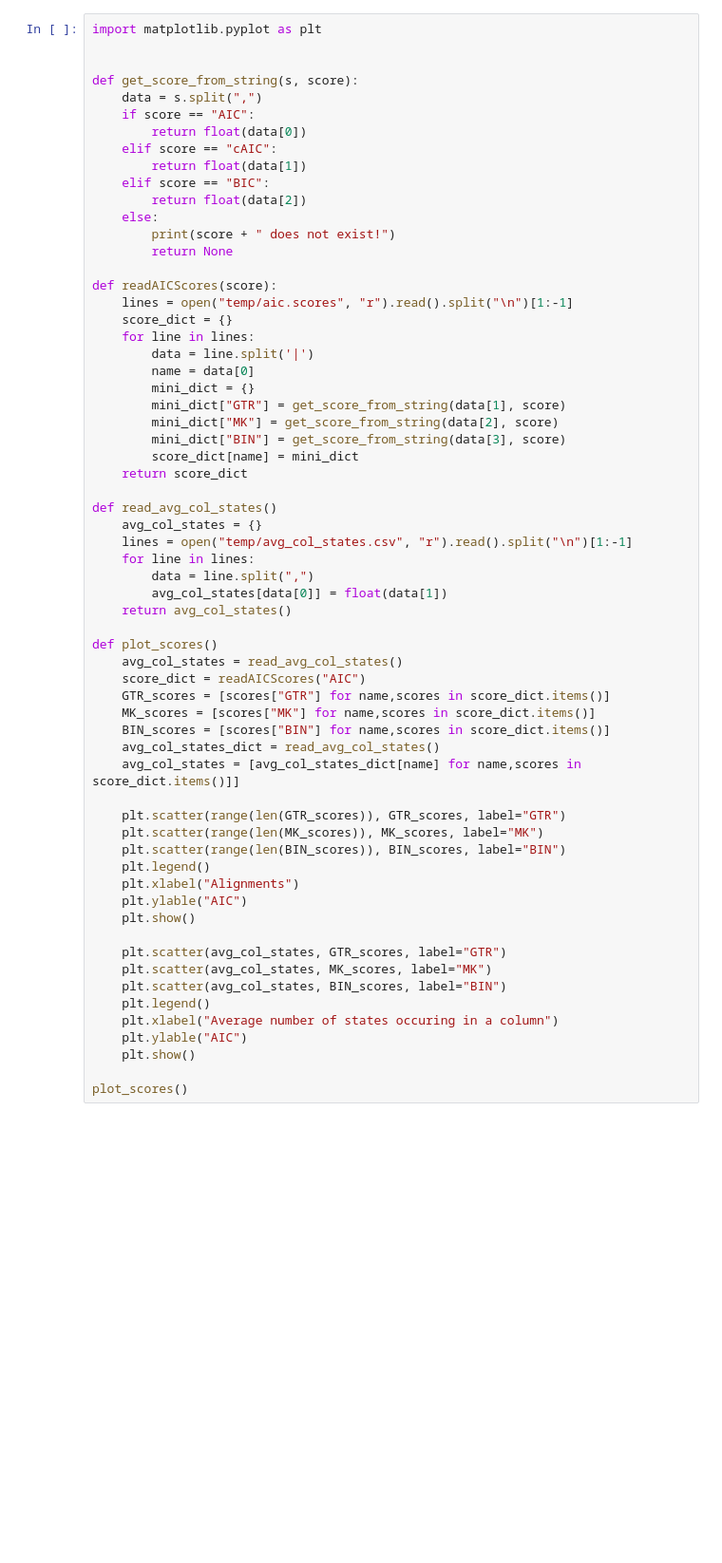
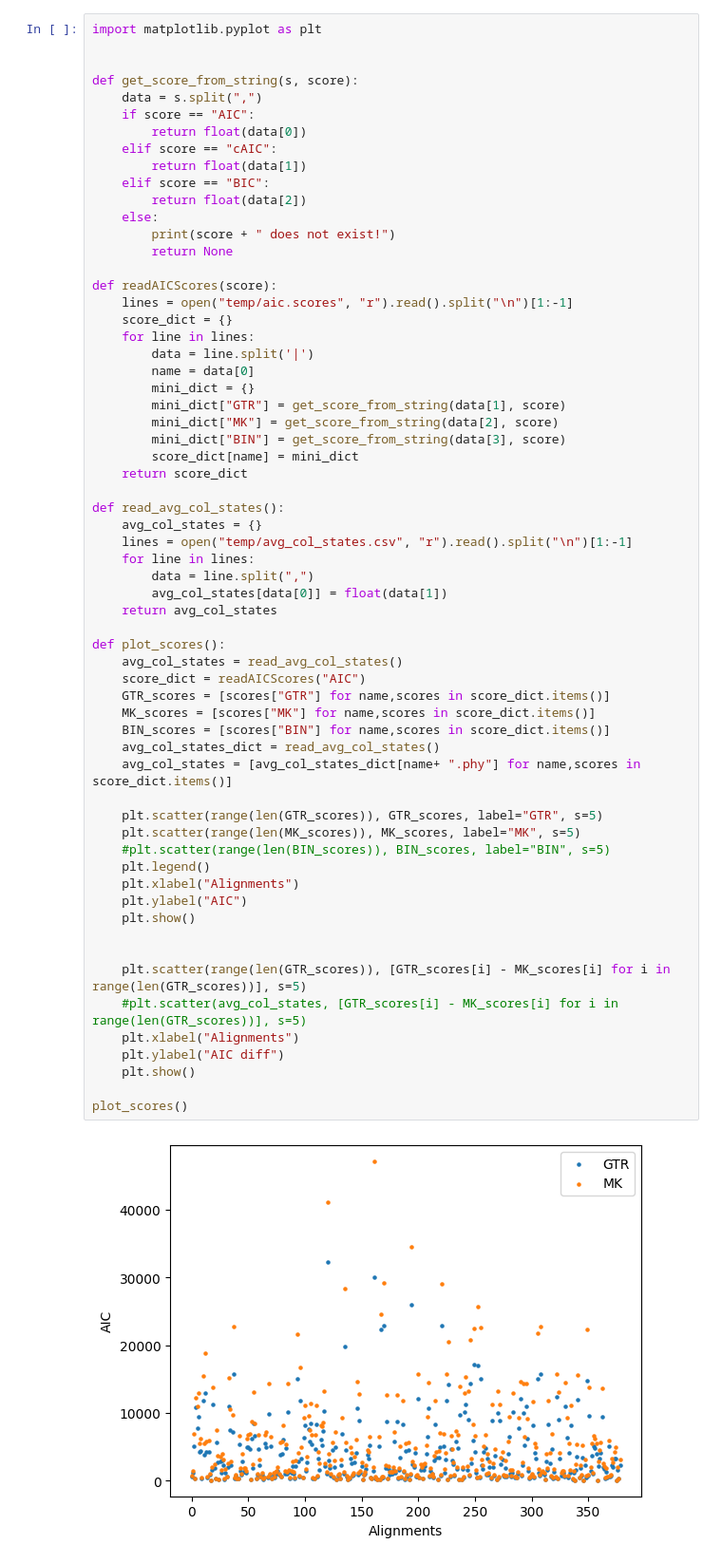
Before and after one commit to luisevonderwiese/mt_scripts, a Jupyter notebook: pipeline/AICScoreAnalysis.ipynb, the cells around one changed output. Shown at 95% size. Saved outputs shown, nothing was run; the diff lists cells and outputs as text; blank space fills up the shorter version.

```diff
--- a/pipeline/AICScoreAnalysis.ipynb
+++ b/pipeline/AICScoreAnalysis.ipynb
@@ -20,44 +20,45 @@ def readAICScores(score):
     for line in lines:
         data = line.split('|')
         name = data[0]
         mini_dict = {}
         mini_dict["GTR"] = get_score_from_string(data[1], score)
         mini_dict["MK"] = get_score_from_string(data[2], score)
         mini_dict["BIN"] = get_score_from_string(data[3], score)
         score_dict[name] = mini_dict
     return score_dict
 
-def read_avg_col_states()
+def read_avg_col_states():
     avg_col_states = {}
     lines = open("temp/avg_col_states.csv", "r").read().split("\n")[1:-1]
     for line in lines:
         data = line.split(",")
         avg_col_states[data[0]] = float(data[1])
-    return avg_col_states()
+    return avg_col_states
 
-def plot_scores()
+def plot_scores():
     avg_col_states = read_avg_col_states()
     score_dict = readAICScores("AIC")
     GTR_scores = [scores["GTR"] for name,scores in score_dict.items()]
     MK_scores = [scores["MK"] for name,scores in score_dict.items()]
     BIN_scores = [scores["BIN"] for name,scores in score_dict.items()]
     avg_col_states_dict = read_avg_col_states()
-    avg_col_states = [avg_col_states_dict[name] for name,scores in score_dict.items()]]
+    avg_col_states = [avg_col_states_dict[name+ ".phy"] for name,scores in score_dict.items()]
 
-    plt.scatter(range(len(GTR_scores)), GTR_scores, label="GTR")
-    plt.scatter(range(len(MK_scores)), MK_scores, label="MK")
-    plt.scatter(range(len(BIN_scores)), BIN_scores, label="BIN")
+    plt.scatter(range(len(GTR_scores)), GTR_scores, label="GTR", s=5)
+    plt.scatter(range(len(MK_scores)), MK_scores, label="MK", s=5)
+    #plt.scatter(range(len(BIN_scores)), BIN_scores, label="BIN", s=5)
     plt.legend()
     plt.xlabel("Alignments")
-    plt.ylable("AIC")
+    plt.ylabel("AIC")
     plt.show()
 
-    plt.scatter(avg_col_states, GTR_scores, label="GTR")
-    plt.scatter(avg_col_states, MK_scores, label="MK")
-    plt.scatter(avg_col_states, BIN_scores, label="BIN")
-    plt.legend()
-    plt.xlabel("Average number of states occuring in a column")
-    plt.ylable("AIC")
+
+    plt.scatter(range(len(GTR_scores)), [GTR_scores[i] - MK_scores[i] for i in range(len(GTR_scores))], s=5)
+    #plt.scatter(avg_col_states, [GTR_scores[i] - MK_scores[i] for i in range(len(GTR_scores))], s=5)
+    plt.xlabel("Alignments")
+    plt.ylabel("AIC diff")
     plt.show()
 
 plot_scores()
+# %% [output]
+[figure, added]
```
Also changed, not shown: parts of 1 cell of this notebook, 2 other files.
